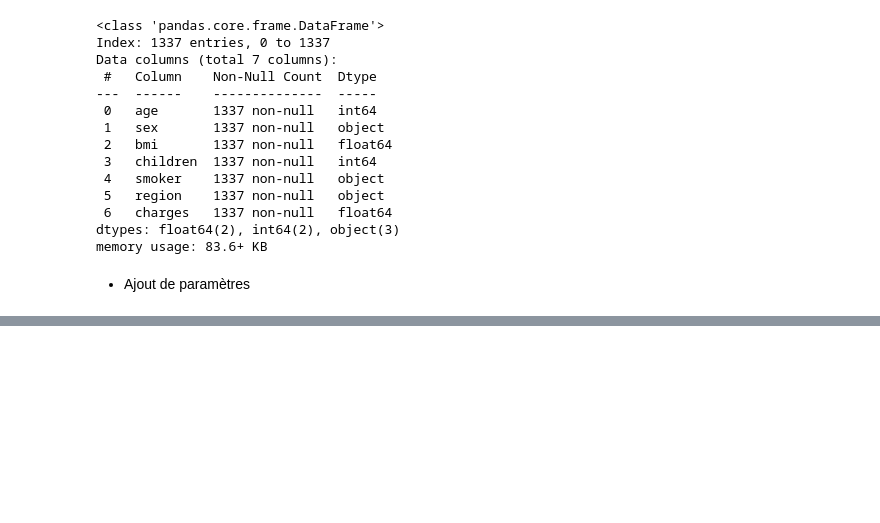
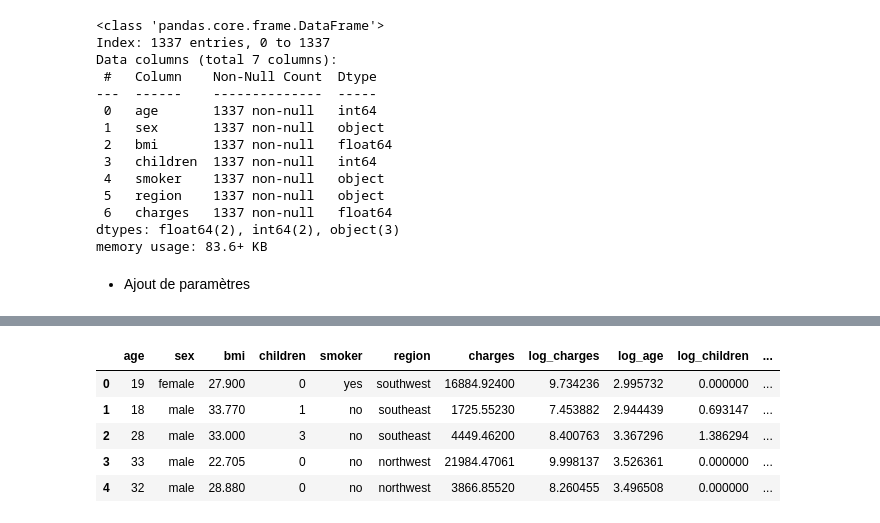
Before and after one commit to A-Delvoye/Brief2_prime_assurance, a Jupyter notebook: load_and_clean_assurance_data.ipynb, the cells around one changed output, grey strips where cells are left out. Saved outputs shown, nothing was run; the diff lists cells and outputs as text; code cells hidden in the pictures; blank space fills up the shorter version.

```diff
--- a/load_and_clean_assurance_data.ipynb
+++ b/load_and_clean_assurance_data.ipynb
@@ -158,20 +158,31 @@ df.to_csv("df_assurance_clean.csv", index=False)
 - Ajout de paramètres
 # %%
 # Logarithme des charges
-#df['log_charges'] = np.log1p(df['charges'])
+df['log_charges'] = np.log1p(df['charges'])
+
 df['log_age'] = np.log(df['age']+1)
-df['log_bmi'] = np.log(df['bmi']+1)
+#df['log_bmi'] = np.log(df['bmi']+1)
 df['log_children'] = np.log(df['children']+1)
+
 # Discrétisation de l'âge (par tranche)
-bins_age = [0, 30, 45, 60, np.inf]
+bins_age = [0, 28, 51, 65, np.inf]
+#bins_age = [0, 30, 45, 60, np.inf]
 labels_age = ['Jeune', 'Mature', 'Âgé', 'Senior']
 df['age_group'] = pd.cut(df['age'], bins=bins_age, labels=labels_age)
 
 # Discrétisation du BMI
-bins_bmi = [0, 18.5, 25, 30, np.inf]
+#bins_bmi = [0, 16, 28, 34, np.inf]
+bins_bmi = [0, 18, 30, 40, np.inf]
 labels_bmi = ['Maigre', 'Normal', 'Surpoids', 'Obèse']
 df['bmi_category'] = pd.cut(df['bmi'], bins=bins_bmi, labels=labels_bmi)
 
+df['smoker_encoded'] = df['smoker'].map({'yes': 1, 'no': 0})
+
+# Création des interactions
+df['bmi_smoker'] = df['bmi'] * df['smoker_encoded']  # Interaction BMI x Smoker
+df['age_smoker'] = df['age'] * df['smoker_encoded']
+
+df['age_bmi'] = df['age'] * df['bmi']
 #Création de nouvelles variables
 #Ratios entre variables, par exemple charges par enfant ou BMI par tranche d'âge.
 #Interactions entre variables.
@@ -214,2 +223,2 @@ memory usage: 117.9+ KB
 # %%
-df = df[["age", "sex", "bmi", "children", "smoker", "region", "log_age", "log_bmi", "age_group", "bmi_category","log_children", "charges"]]
+#df = df[["age", "sex", "bmi", "children", "smoker", "region", "log_age", "log_bmi", "age_group", "bmi_category","log_children", "charges"]]
@@ -215,0 +229,9 @@ df = df[["age", "sex", "bmi", "children", "smoker", "region", "log_age", "log_bm
+# %%
+df.head()
+# %% [output]
+|  | age | sex | bmi | children | smoker | region | charges | log_charges | log_age | log_children | ... |
+| 0 | 19 | female | 27.900 | 0 | yes | southwest | 16884.92400 | 9.734236 | 2.995732 | 0.000000 | ... |
+| 1 | 18 | male | 33.770 | 1 | no | southeast | 1725.55230 | 7.453882 | 2.944439 | 0.693147 | ... |
+| 2 | 28 | male | 33.000 | 3 | no | southeast | 4449.46200 | 8.400763 | 3.367296 | 1.386294 | ... |
+| 3 | 33 | male | 22.705 | 0 | no | northwest | 21984.47061 | 9.998137 | 3.526361 | 0.000000 | ... |
+| 4 | 32 | male | 28.880 | 0 | no | northwest | 3866.85520 | 8.260455 | 3.496508 | 0.000000 | ... |
```
Also changed, not shown: parts of 5 cells of this notebook, 46 other files.
